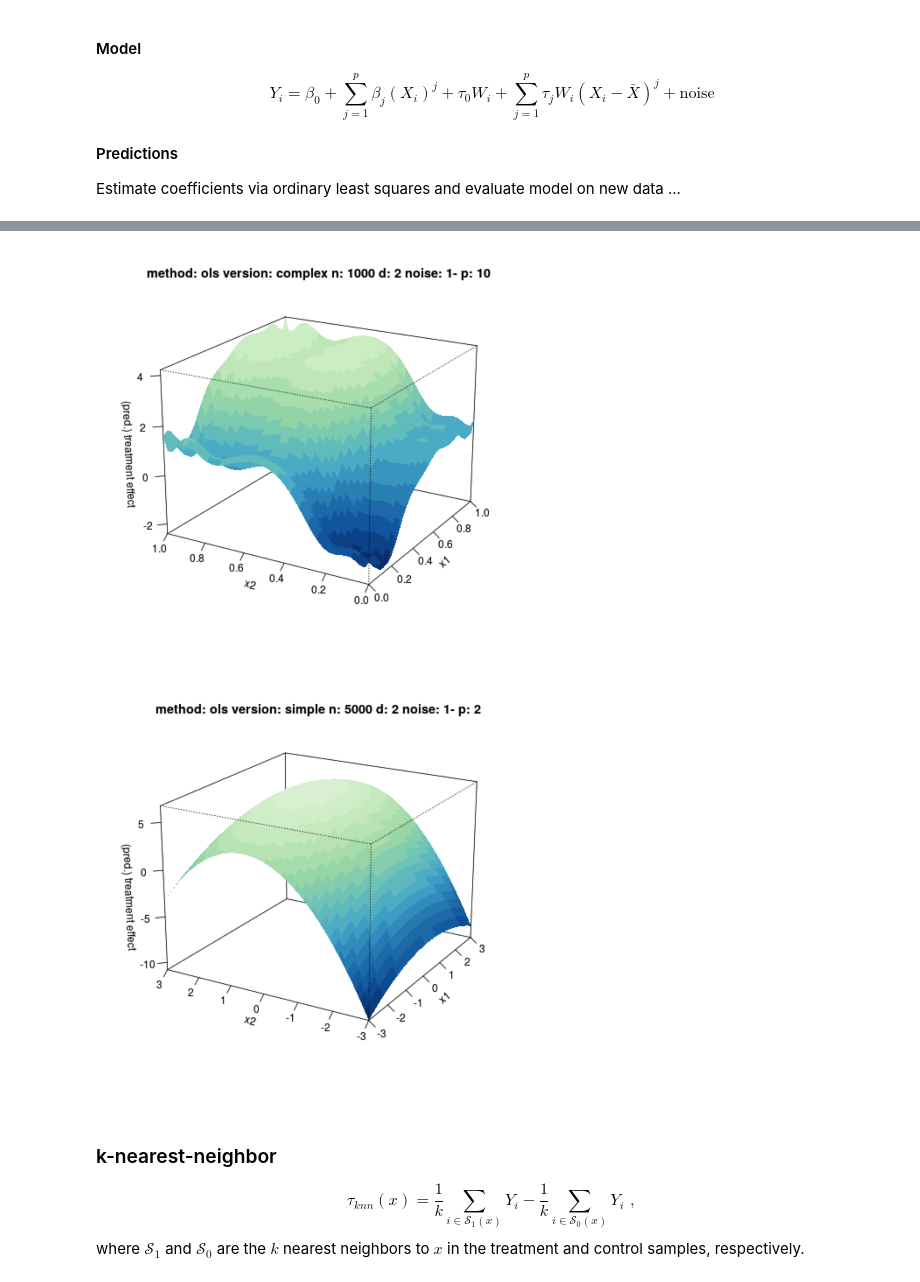
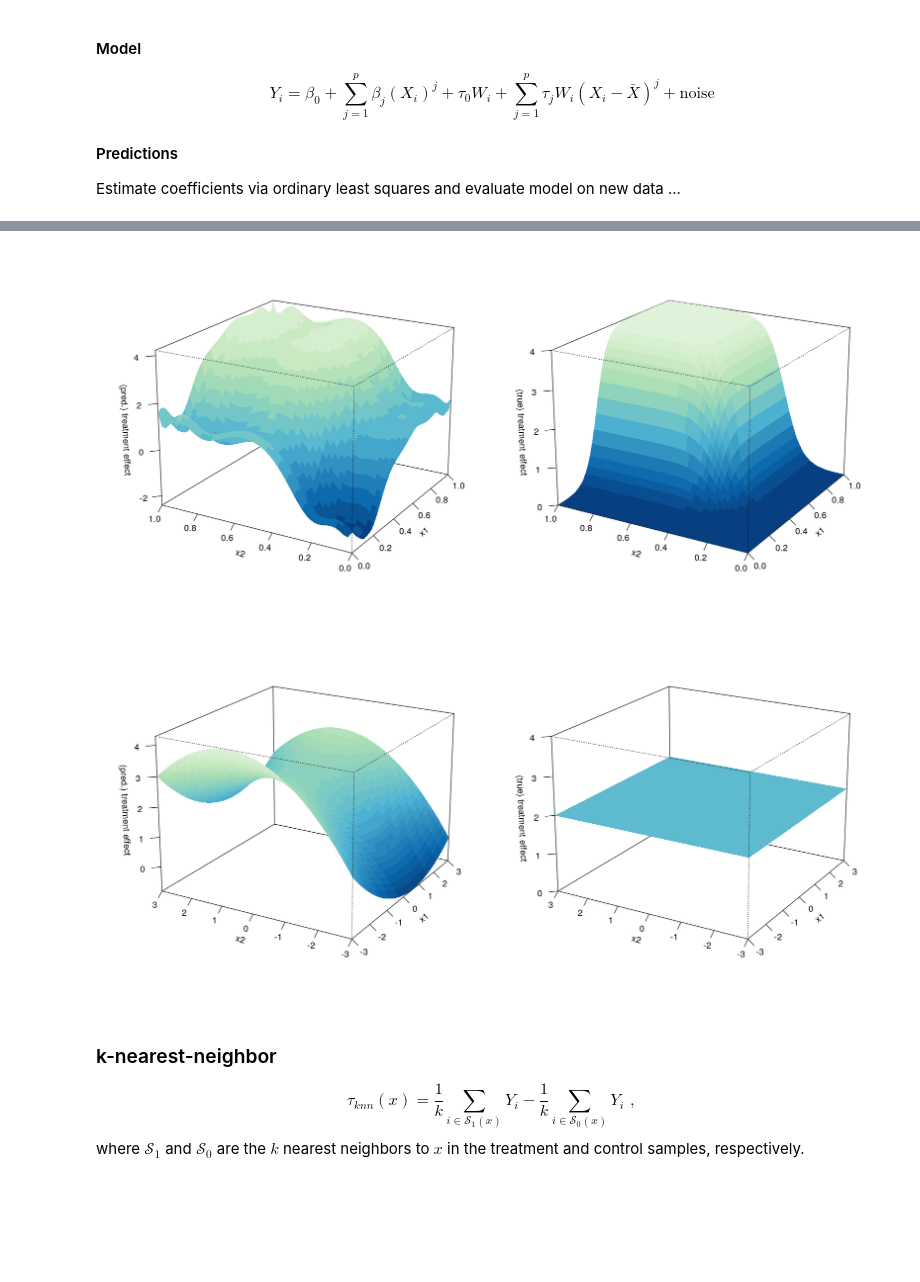
Before and after one commit to JosefNagelschmidt/topics-econometrics, a Jupyter notebook: methods.ipynb, the cells around one changed output, grey strips where cells are left out. Cells and saved outputs as stored; diff of their text form; code cells hidden in the pictures; blank space fills up the shorter version.

```diff
--- a/methods.ipynb
+++ b/methods.ipynb
@@ -37,11 +35,11 @@ plot_true_effect("complex")
 # %%
-plot_predicted_effect("ols", "complex", p=10)
+plot_surface("ols", "complex", p=10)
 # %% [output]
-[figure, old version]
+[figure, new version]
 # %%
-plot_predicted_effect("ols", "simple", p=2, n=5000)
+plot_surface("ols", "simple", p=2, n=5000)
 # %% [output]
-[figure, old version]
+[figure, new version]
 # %% [markdown]
 ### k-nearest-neighbor
 
```
Also changed, not shown: parts of 11 cells of this notebook, 9 other files.
